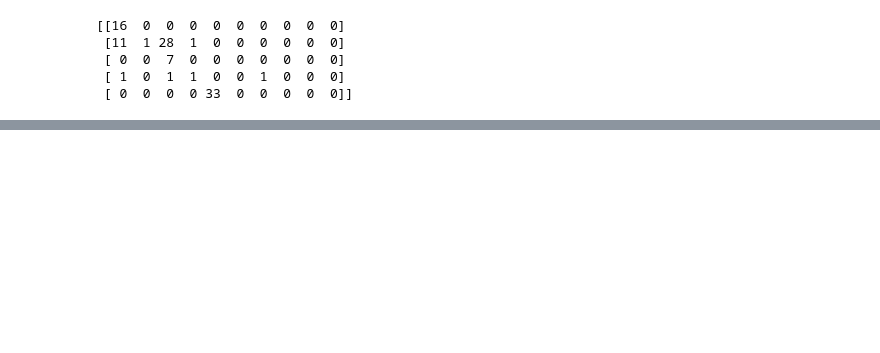
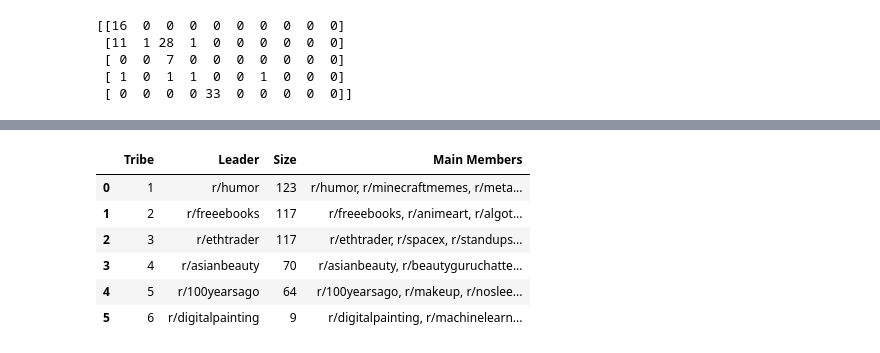
Before and after one commit to Donyl-Alcantara/Accesslab_MiniProject_Alcantara-Vocal, a Jupyter notebook: 04 Network Topology.ipynb, the cells around one changed output, grey strips where cells are left out. Cells and saved outputs as stored; diff of their text form; code cells hidden in the pictures; blank space fills up the shorter version.

```diff
--- a/04 Network Topology.ipynb
+++ b/04 Network Topology.ipynb
@@ -1957,0 +993,35 @@ plt.show()
+# %%
+# Tribe Report
+# calc deg centrality to find the "leaders" of each cluster
+centrality = nx.degree_centrality(G_high_sig)
+
+subreddit_list = numeric_matrix.columns
+
+tribe_report = []
+
+for i, cluster in enumerate(clusters):
+    leader_node = max(cluster, key=lambda n: centrality[n]) # identify the leader
+
+    # sort ALL members by centrality
+    sorted_nodes = sorted(cluster, key=lambda n: centrality[n], reverse=True)
+
+    # map indices back to names using the subreddit_list
+    member_names = [f"r/{subreddit_list[node]}" for node in sorted_nodes]
+
+    tribe_report.append({
+        "Tribe": i + 1,
+        "Leader": f"r/{subreddit_list[leader_node]}",
+        "Size": len(cluster),
+        "Main Members": ", ".join(member_names[:10]) + ("..." if len(member_names) > 10 else "")
+    })
+
+df_report = pd.DataFrame(tribe_report).sort_values(by="Size", ascending=False)
+display(df_report) # Renders the DataFrame nicely in Jupyter
+# %% [output]
+|  | Tribe | Leader | Size | Main Members |
+| 0 | 1 | r/humor | 123 | r/humor, r/minecraftmemes, r/meta... |
+| 1 | 2 | r/freeebooks | 117 | r/freeebooks, r/animeart, r/algot... |
+| 2 | 3 | r/ethtrader | 117 | r/ethtrader, r/spacex, r/standups... |
+| 3 | 4 | r/asianbeauty | 70 | r/asianbeauty, r/beautyguruchatte... |
+| 4 | 5 | r/100yearsago | 64 | r/100yearsago, r/makeup, r/noslee... |
+| 5 | 6 | r/digitalpainting | 9 | r/digitalpainting, r/machinelearn... |
```
Also changed, not shown: parts of 75 cells of this notebook.
